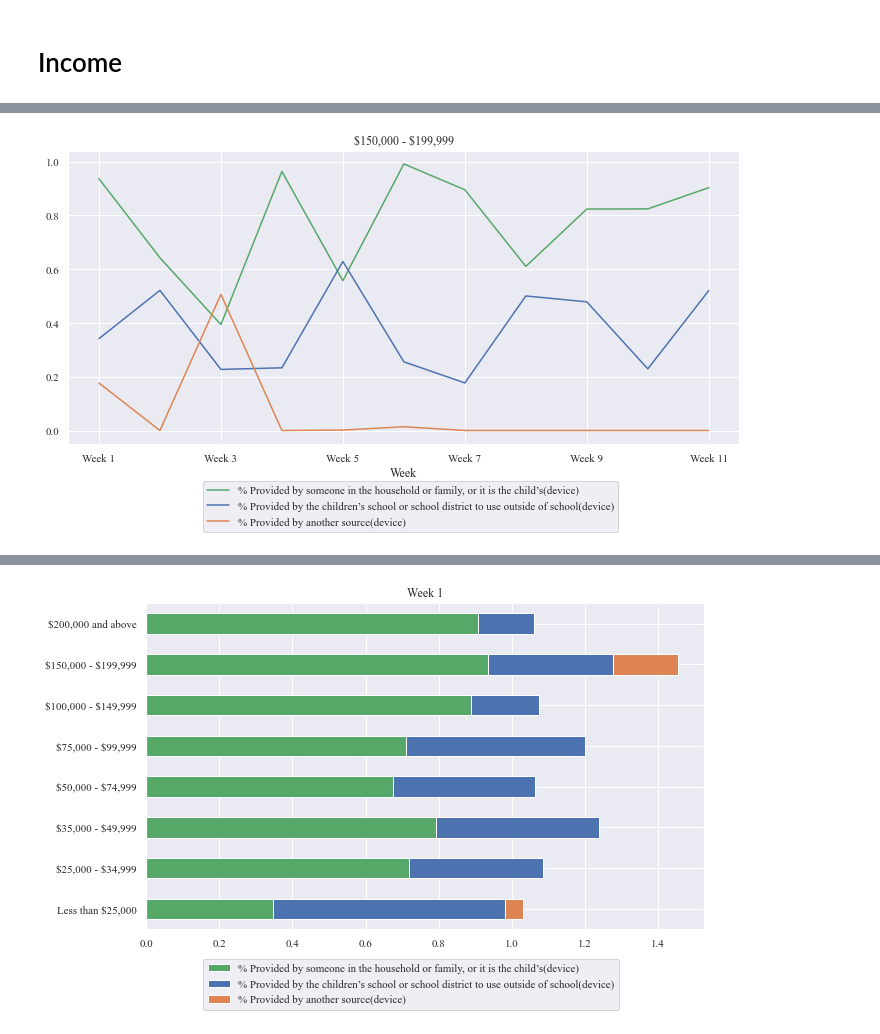
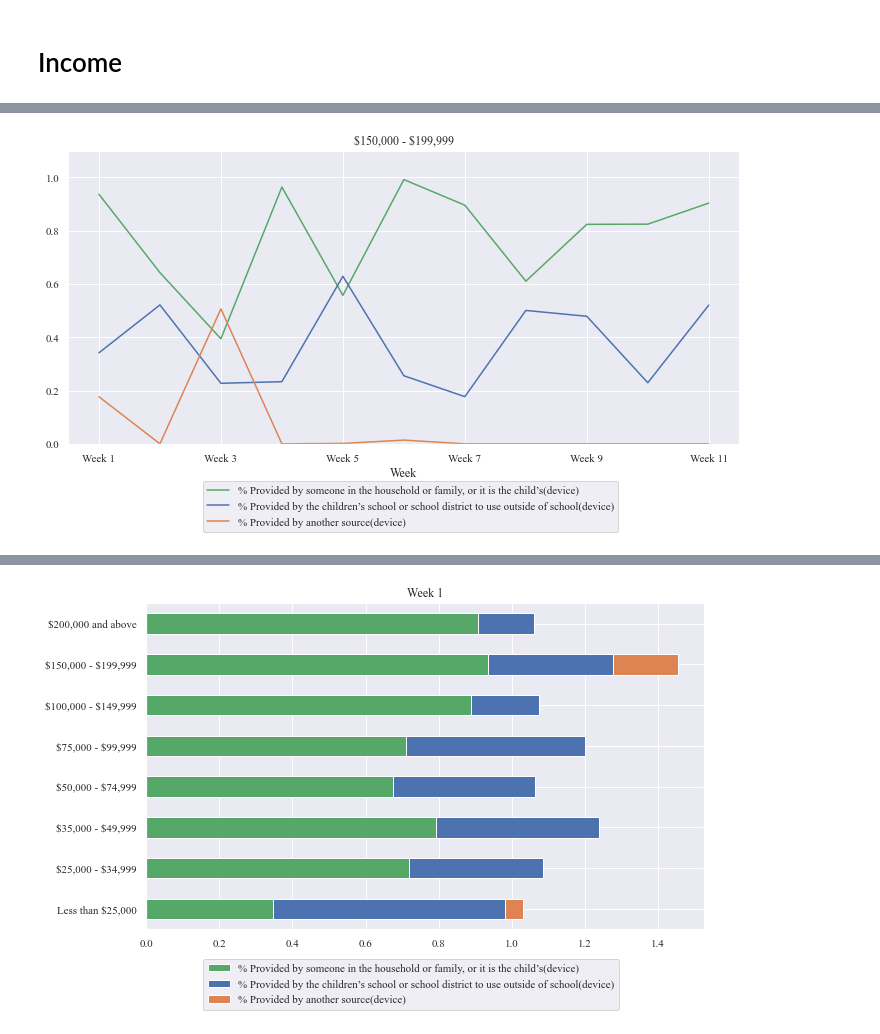
Before and after one commit to AnGWar26/icsd-pulse, a Jupyter notebook: notebooks/temporal_dataviz_edu.ipynb, the cells around one changed output, grey strips where cells are left out. Drawn from its saved outputs; the diff is of its cells as text; code cells hidden in the pictures.

Commit message:
edu: set uniform ylim on teimeseries graphs for better comparison

```diff
--- a/notebooks/temporal_dataviz_edu.ipynb
+++ b/notebooks/temporal_dataviz_edu.ipynb
@@ -225,7 +226,7 @@ for weeks in rvrace_dict.keys():
 # Income
 # %%
 for incomes in income_list:
-    rvincome_dframe.xs(incomes,level=1)[graph_list[:3]].plot(figsize=(10,6))
+    rvincome_dframe.xs(incomes,level=1)[graph_list[:3]].plot(figsize=(10,6),ylim=(0,1.1))
     plot.title(incomes)
     plot.legend(bbox_to_anchor=(0.2, -0.3), loc='lower left',
                ncol=1, borderaxespad=0)
@@ -240 +241 @@ for incomes in income_list:
-[figure, old version]
+[figure, new version]
```
Also changed, not shown: parts of 5 cells of this notebook.
